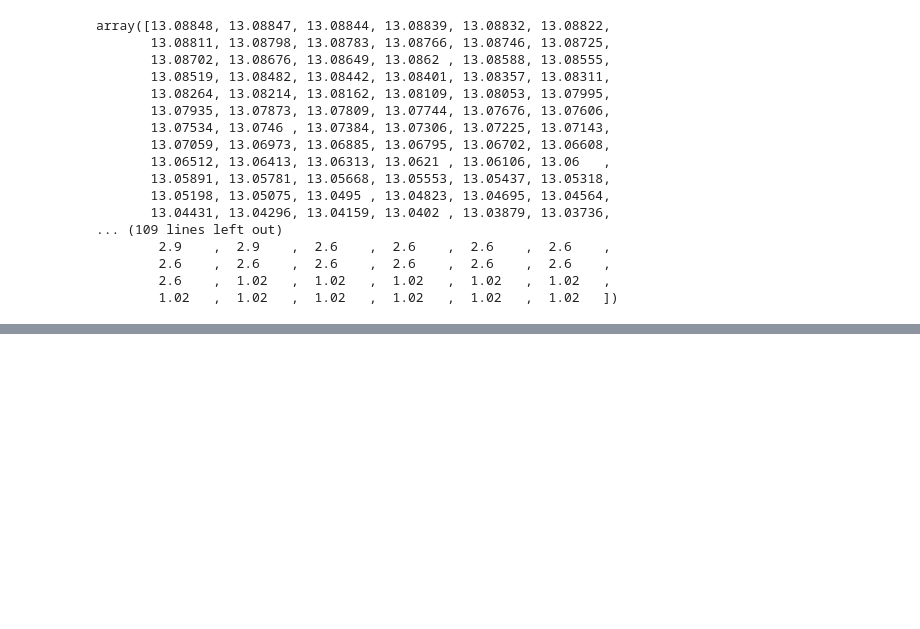
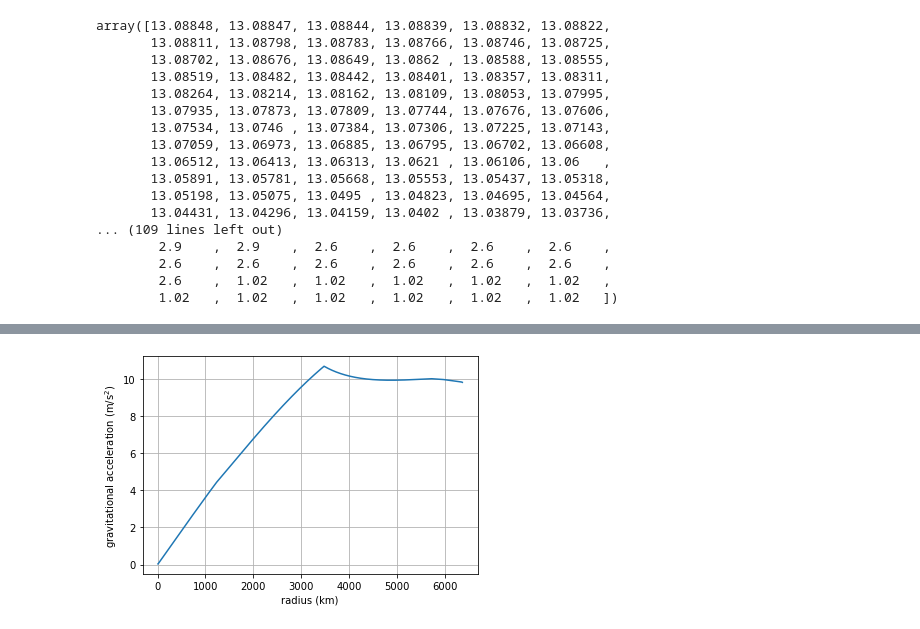
Before and after one commit to globalseismology/avni-courses.solid-earth-fundamentals, a Jupyter notebook: PS_2_Pressure_Plate_Motion_Quake_Magnitude/Pressure_Plate_Motion_Quake_Magnitude.ipynb, the cells around one changed output, grey strips where cells are left out. Drawn from its saved outputs; the diff is of its cells as text; code cells hidden in the pictures; blank space fills up the shorter version.

```diff
--- a/PS_2_Pressure_Plate_Motion_Quake_Magnitude/Pressure_Plate_Motion_Quake_Magnitude.ipynb
+++ b/PS_2_Pressure_Plate_Motion_Quake_Magnitude/Pressure_Plate_Motion_Quake_Magnitude.ipynb
@@ -107,0 +185,19 @@ array([13.08848, 13.08847, 13.08844, 13.08839, 13.08832, 13.08822,
+# %%
+# integrate for gravity
+# g(r) = G/r^2 \int_0^r 4\pi a^2 \rho(a) da
+G = 6.674e-11      # m^3 kg^-1 s^-2      Gravitational constant
+
+gravity = np.empty(shape = np.shape(PREM.radius.values.data))
+rho = PREM.rho.values.data
+r = PREM.radius.values.data
+
+for ii in range(len(gravity)):
+    gravity[ii] = G / (r[ii] ** 2) * integrate.trapezoid(4*np.pi*(r[:ii+1]**2)*rho[:ii+1], r[:ii+1])
+
+plt.plot(r / 1000, gravity)
+plt.xlabel('radius (km)')
+plt.ylabel(r'gravitational acceleration (m/s$^2$)')
+plt.grid()
+plt.show()
+# %% [output]
+[figure, added]
```
Also changed, not shown: parts of 32 cells of this notebook.
